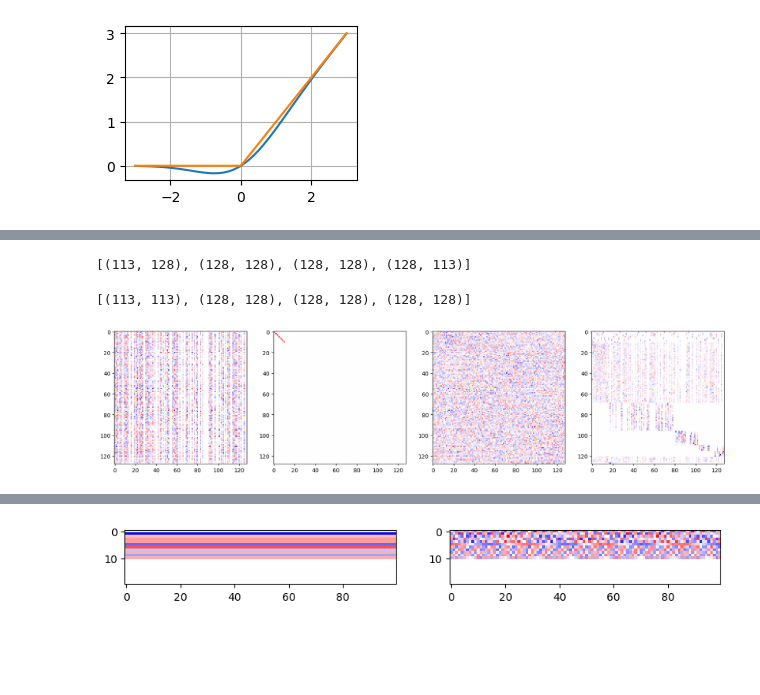
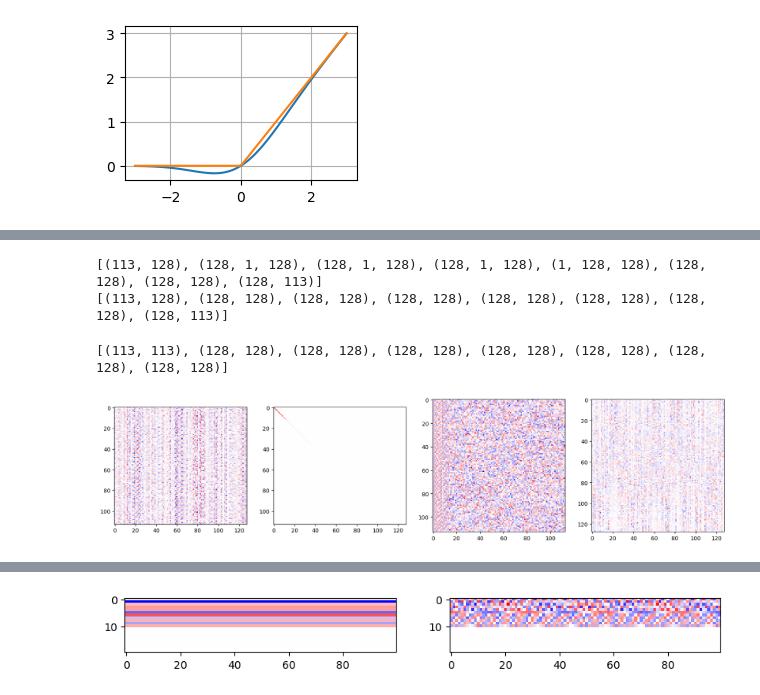
Before and after one commit to FriedChips/dl_basics, a Jupyter notebook: analysis/analysis_modulo_arithmetic.ipynb, the cells around one changed output, grey strips where cells are left out. Cells and saved outputs as stored; diff of their text form; code cells hidden in the pictures; blank space fills up the shorter version.

```diff
--- a/analysis/analysis_modulo_arithmetic.ipynb
+++ b/analysis/analysis_modulo_arithmetic.ipynb
@@ -120,9 +120,12 @@ P
 # %%
 w = model.get_weights()
-w = [ w[0], w[1][0].squeeze(), w[1][1].squeeze(), w[2] ]
-[ wi.shape for wi in w ]
+print([ wi.shape for wi in w ])
+#w = [ w[0], w[1][0].squeeze(), w[1][1].squeeze(), w[2] ]
+w = [ wi.squeeze() for wi in w ]
+print([ wi.shape for wi in w ])
 # %% [output]
-[(113, 128), (128, 128), (128, 128), (128, 113)]
+[(113, 128), (128, 1, 128), (128, 1, 128), (128, 1, 128), (1, 128, 128), (128, 128), (128, 128), (128, 113)]
+[(113, 128), (128, 128), (128, 128), (128, 128), (128, 128), (128, 128), (128, 128), (128, 113)]
 # %%
 u, s, vt = [], [], []
 for wi in w:
@@ -133,9 +136,9 @@ for wi in w:
     s.append(si)
     vt.append(vti)
 
-[ ui.shape for ui in u ]
+print([ ui.shape for ui in u ])
 # %% [output]
-[(113, 113), (128, 128), (128, 128), (128, 128)]
+[(113, 113), (128, 128), (128, 128), (128, 128), (128, 128), (128, 128), (128, 128), (128, 128)]
 # %%
 def plot_usv(i):
     fig, axs = plt.subplots(1, 4, figsize=(20,5))
@@ -143,10 +146,10 @@ def plot_usv(i):
     plot_matrix(s[i][:], axs[1])
     plot_matrix(u[i][:],  axs[2])
     plot_matrix(vt[i][:], axs[3])
-
-plot_usv(1)
-# %% [output]
-[figure, removed]
+# %%
+plot_usv(0)
+# %% [output]
+[figure, added]
 # %%
 fig, ax = plt.subplots(1, 1, figsize=(10,5))
 
```
Also changed, not shown: parts of 6 cells of this notebook, 1 other file.
